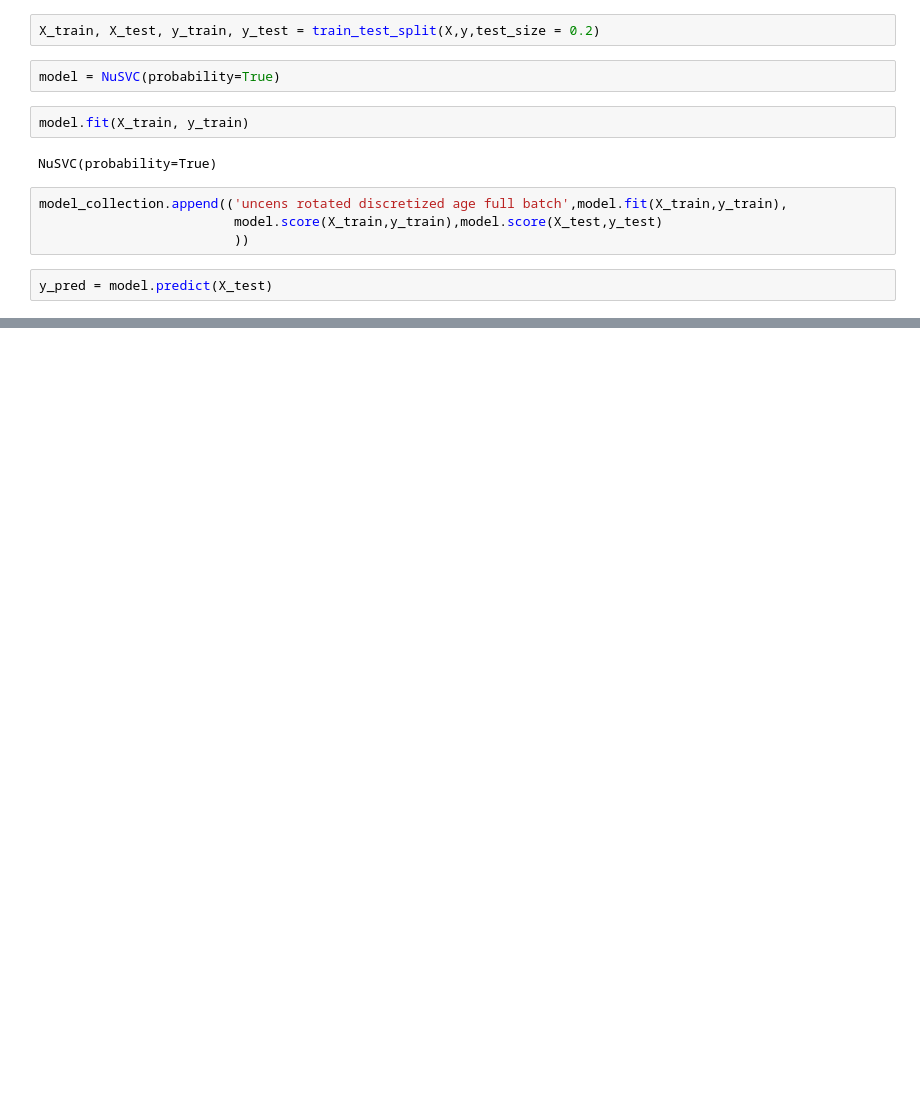
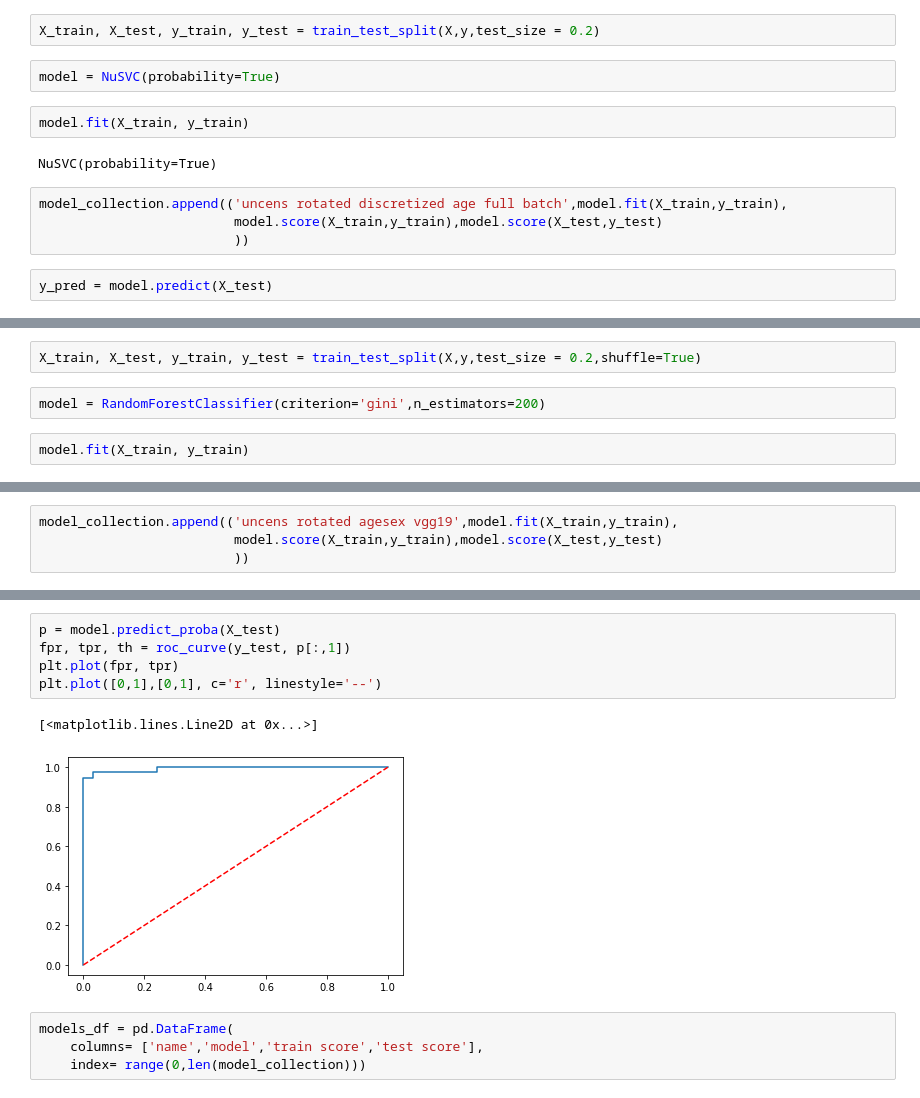
Before and after one commit to GerardDD/PR_Final_PeriapicalRadiography_Classification, a Jupyter notebook: Modelo/Model_creation.ipynb, the cells around one changed output, grey strips where cells are left out. Cells and saved outputs as stored; diff of their text form; blank space fills up the shorter version.

```diff
--- a/Modelo/Model_creation.ipynb
+++ b/Modelo/Model_creation.ipynb
@@ -1102,0 +1103,6 @@ plt.plot([0,1],[0,1], c='r', linestyle='--')
+# %%
+X_train, X_test, y_train, y_test = train_test_split(X,y,test_size = 0.2,shuffle=True)
+# %%
+model = RandomForestClassifier(criterion='gini',n_estimators=200)
+# %%
+model.fit(X_train, y_train)
@@ -1102,0 +1111,4 @@ plt.plot([0,1],[0,1], c='r', linestyle='--')
+# %%
+model_collection.append(('uncens rotated agesex vgg19',model.fit(X_train,y_train),
+                         model.score(X_train,y_train),model.score(X_test,y_test)
+                         ))
@@ -1102,0 +1141,12 @@ plt.plot([0,1],[0,1], c='r', linestyle='--')
+# %%
+p = model.predict_proba(X_test)
+fpr, tpr, th = roc_curve(y_test, p[:,1])
+plt.plot(fpr, tpr)
+plt.plot([0,1],[0,1], c='r', linestyle='--')
+# %% [output]
+[<matplotlib.lines.Line2D at 0x...>]
+[figure, added]
+# %%
+models_df = pd.DataFrame(
+    columns= ['name','model','train score','test score'],
+    index= range(0,len(model_collection)))
```
Also changed, not shown: parts of 100 cells of this notebook, 8 other files.
